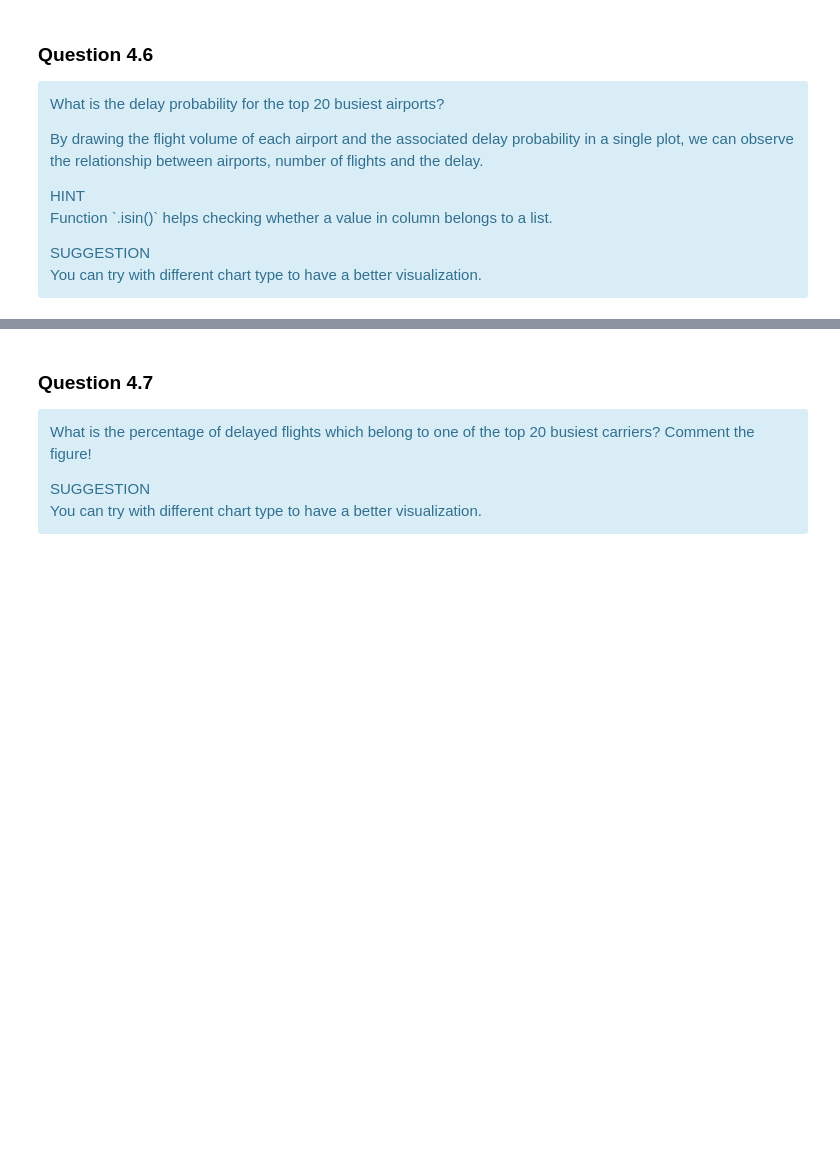
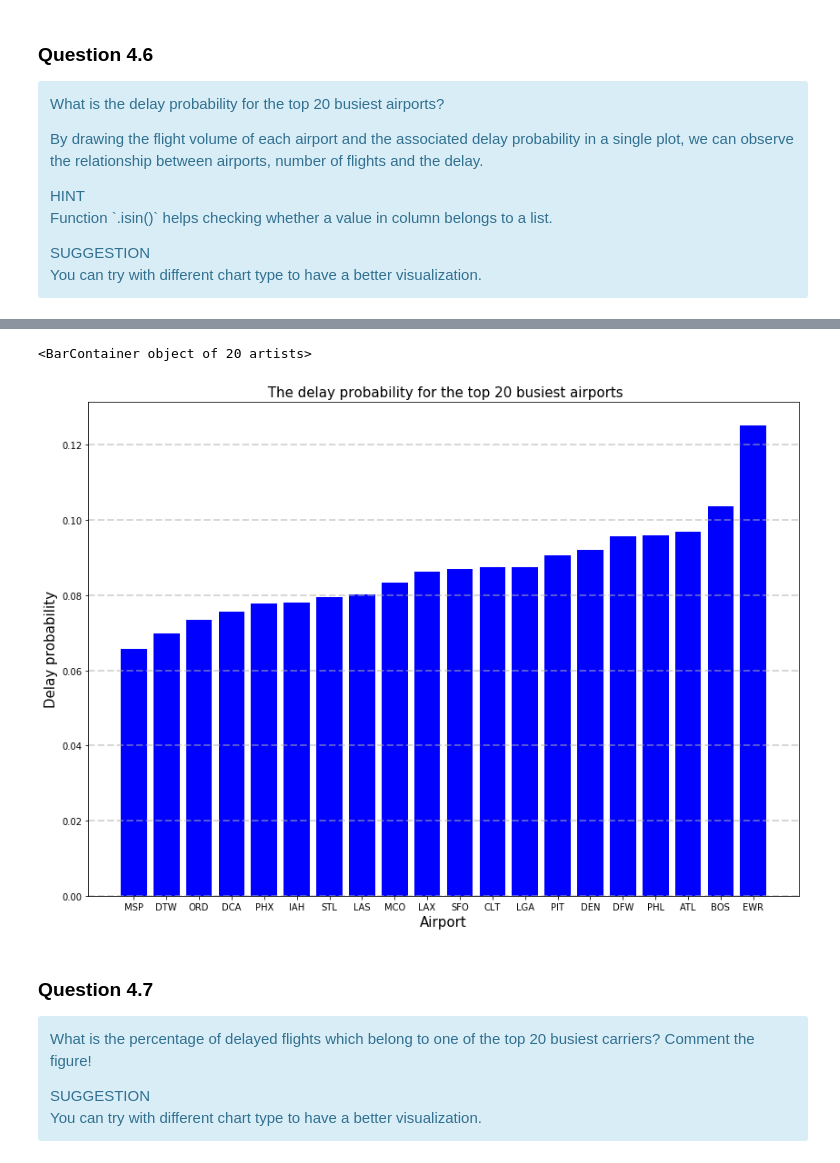
Before and after one commit to kandakji/SparkSQL-Analysis-Aviation-Data, a Jupyter notebook: SPARSQL.ipynb, the cells around one changed output, grey strips where cells are left out. Cells and saved outputs as stored; diff of their text form; code cells hidden in the pictures; blank space fills up the shorter version.

```diff
--- a/SPARSQL.ipynb
+++ b/SPARSQL.ipynb
@@ -840,8 +840,9 @@ busiest_airports = airpots_in_density\
 .union(airpots_out_density)\
 .groupBy('Airport')\
 .sum()\
-.orderBy(desc('sum(count)'))\
-.show()
+.orderBy(desc('sum(count)'))
+
+busiest_airports.show()
 # %% [output]
 The top 20 busiest airports with inbound flights:
 +-------+-----+
@@ -1337,3 +1415,19 @@ By drawing the flight volume of each airport and the associated delay probabilit
+# %%
+Prob_delay_busy_ALL_pd = pd.DataFrame(data=df_Prob_delay_busy_ALL, columns=['Airport', 'Prob'])
+
+# plot the percentage of flights in delay per hour
+plt.figure(figsize = (14,10))
+plt.grid(True, axis='y', linestyle='--',alpha = 0.5,linewidth=2)
+plt.title(" The delay probability for the top 20 busiest airports",fontsize=15)
+plt.xlabel("Airport",fontsize=15)
+plt.ylabel("Delay probability",fontsize=15)
+# plt.xticks(Prob_delay_busy_ALL_pd.Airport,fontsize=15)
+plt.bar(Prob_delay_busy_ALL_pd["Airport"],
+         Prob_delay_busy_ALL_pd["Prob"]
+        ,color='b')
+# %% [output]
+<BarContainer object of 20 artists>
+[figure, added]
 # %% [markdown]
 ### Question 4.7
 
```
Also changed, not shown: parts of 3 cells of this notebook.
